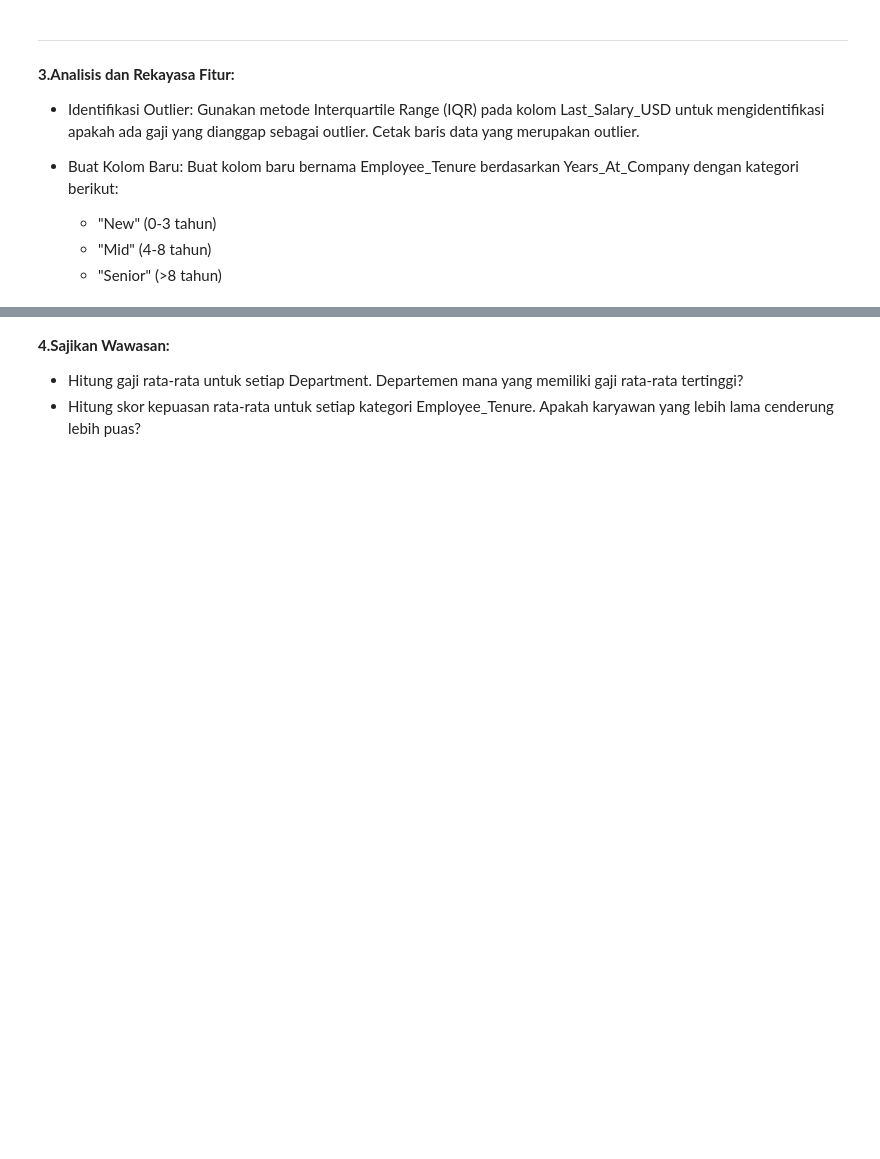
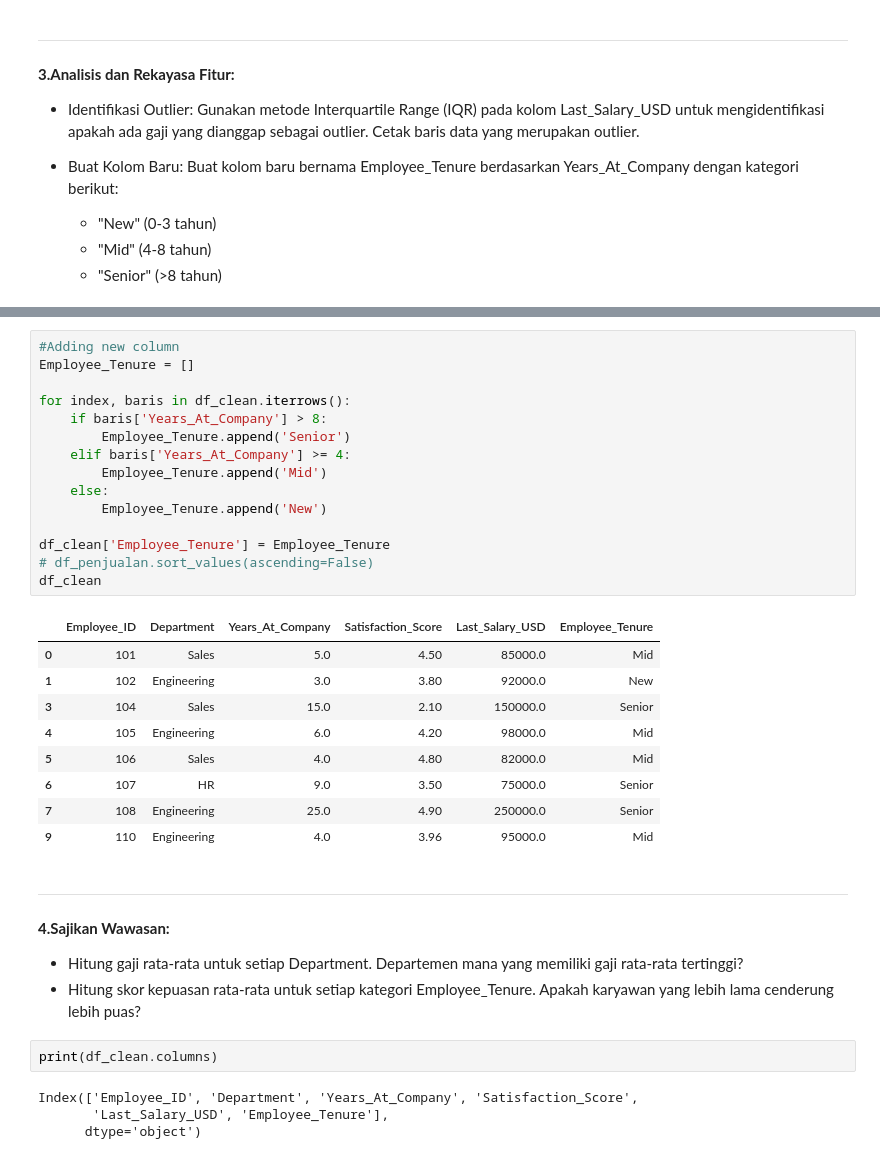
Before and after one commit to Aris0506/Python-Data-Analysis-Project-learning-journey, a Jupyter notebook: 006Exploratory Data Analysis in Python/2Data Cleaning and Imputation/Anallisis_data_karyawan_fiktif.ipynb, the cells around one changed output, grey strips where cells are left out. Saved outputs shown, nothing was run; the diff lists cells and outputs as text; blank space fills up the shorter version.

```diff
--- a/006Exploratory Data Analysis in Python/2Data Cleaning and Imputation/Anallisis_data_karyawan_fiktif.ipynb
+++ b/006Exploratory Data Analysis in Python/2Data Cleaning and Imputation/Anallisis_data_karyawan_fiktif.ipynb
@@ -66,4 +152,36 @@ dtype: int64
+# %%
+#Adding new column
+Employee_Tenure = []
+
+for index, baris in df_clean.iterrows():
+    if baris['Years_At_Company'] > 8:
+        Employee_Tenure.append('Senior')
+    elif baris['Years_At_Company'] >= 4:
+        Employee_Tenure.append('Mid')
+    else:
+        Employee_Tenure.append('New')
+
+df_clean['Employee_Tenure'] = Employee_Tenure
+# df_penjualan.sort_values(ascending=False)
+df_clean
+# %% [output]
+|  | Employee_ID | Department | Years_At_Company | Satisfaction_Score | Last_Salary_USD | Employee_Tenure |
+| 0 | 101 | Sales | 5.0 | 4.50 | 85000.0 | Mid |
+| 1 | 102 | Engineering | 3.0 | 3.80 | 92000.0 | New |
+| 3 | 104 | Sales | 15.0 | 2.10 | 150000.0 | Senior |
+| 4 | 105 | Engineering | 6.0 | 4.20 | 98000.0 | Mid |
+| 5 | 106 | Sales | 4.0 | 4.80 | 82000.0 | Mid |
+| 6 | 107 | HR | 9.0 | 3.50 | 75000.0 | Senior |
+| 7 | 108 | Engineering | 25.0 | 4.90 | 250000.0 | Senior |
+| 9 | 110 | Engineering | 4.0 | 3.96 | 95000.0 | Mid |
 # %% [markdown]
+---
 **4.Sajikan Wawasan:**
 - Hitung gaji rata-rata untuk setiap Department. Departemen mana yang memiliki gaji rata-rata tertinggi?
 - Hitung skor kepuasan rata-rata untuk setiap kategori Employee_Tenure. Apakah karyawan yang lebih lama cenderung lebih puas?
+# %%
+print(df_clean.columns)
+# %% [output]
+Index(['Employee_ID', 'Department', 'Years_At_Company', 'Satisfaction_Score',
+       'Last_Salary_USD', 'Employee_Tenure'],
+      dtype='object')
```
Also changed, not shown: parts of 12 cells of this notebook.
